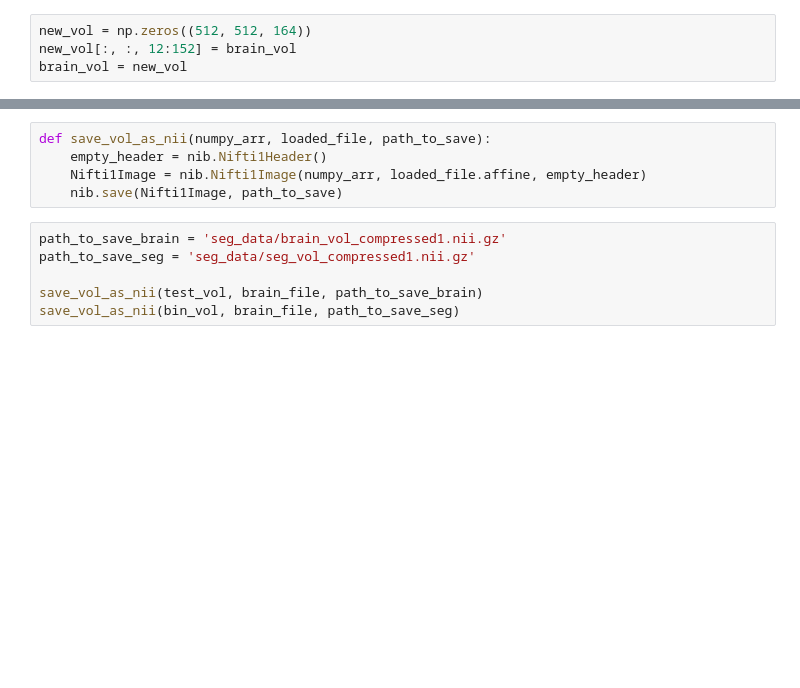
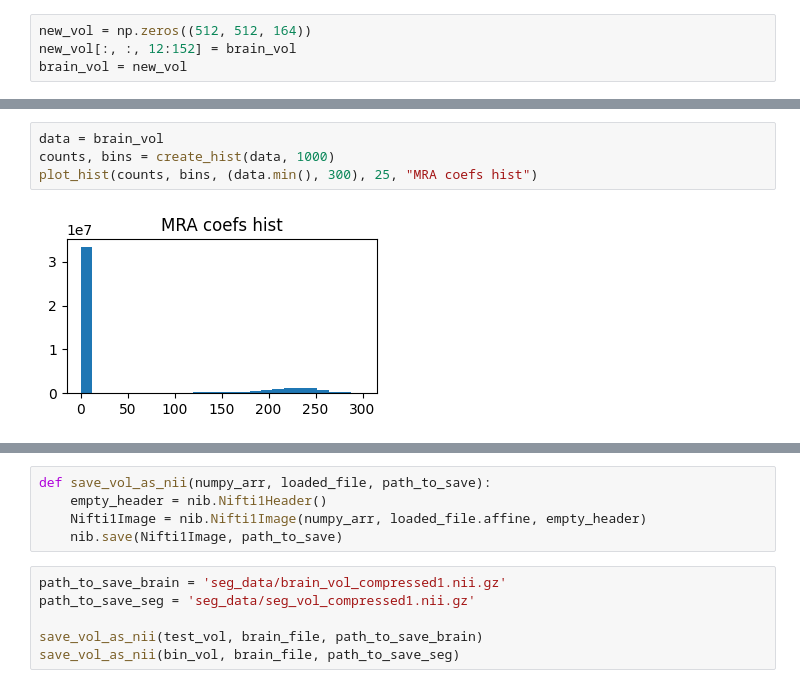
Before and after one commit to NotYourLady/MSRepo, a Jupyter notebook: VesselSegmentation/Binarization.ipynb, the cells around one changed output, grey strips where cells are left out. Drawn from its saved outputs; the diff is of its cells as text; blank space fills up the shorter version.

```diff
--- a/VesselSegmentation/Binarization.ipynb
+++ b/VesselSegmentation/Binarization.ipynb
@@ -89 +81,7 @@ plt.hist(bins[:-1], bins, weights=counts, range=(0, 500))
+# %%
+data = brain_vol
+counts, bins = create_hist(data, 1000)
+plot_hist(counts, bins, (data.min(), 300), 25, "MRA coefs hist")
+# %% [output]
+[figure, added]
 # %%
```
Also changed, not shown: parts of 40 cells of this notebook, 5 other files.
